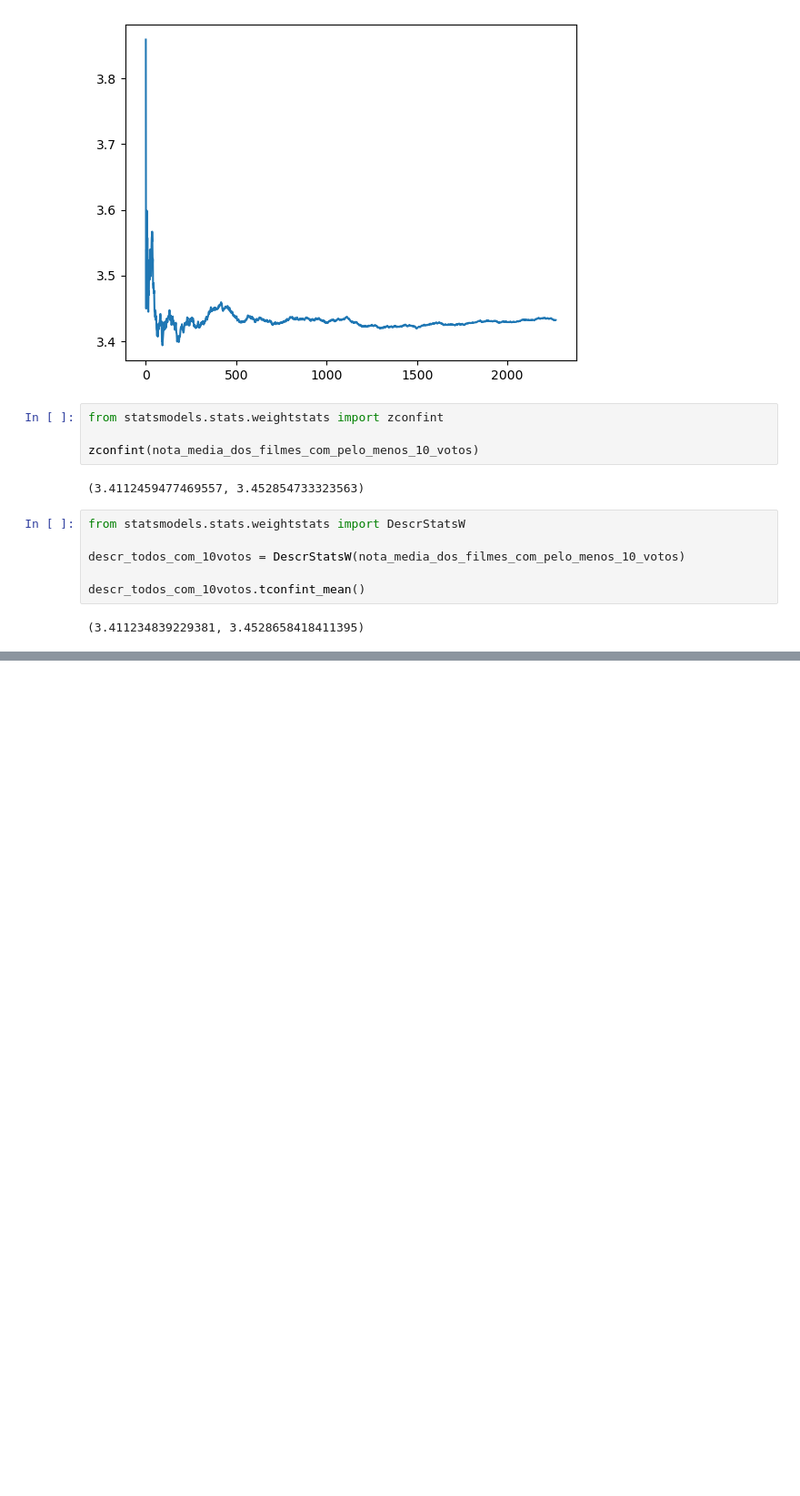
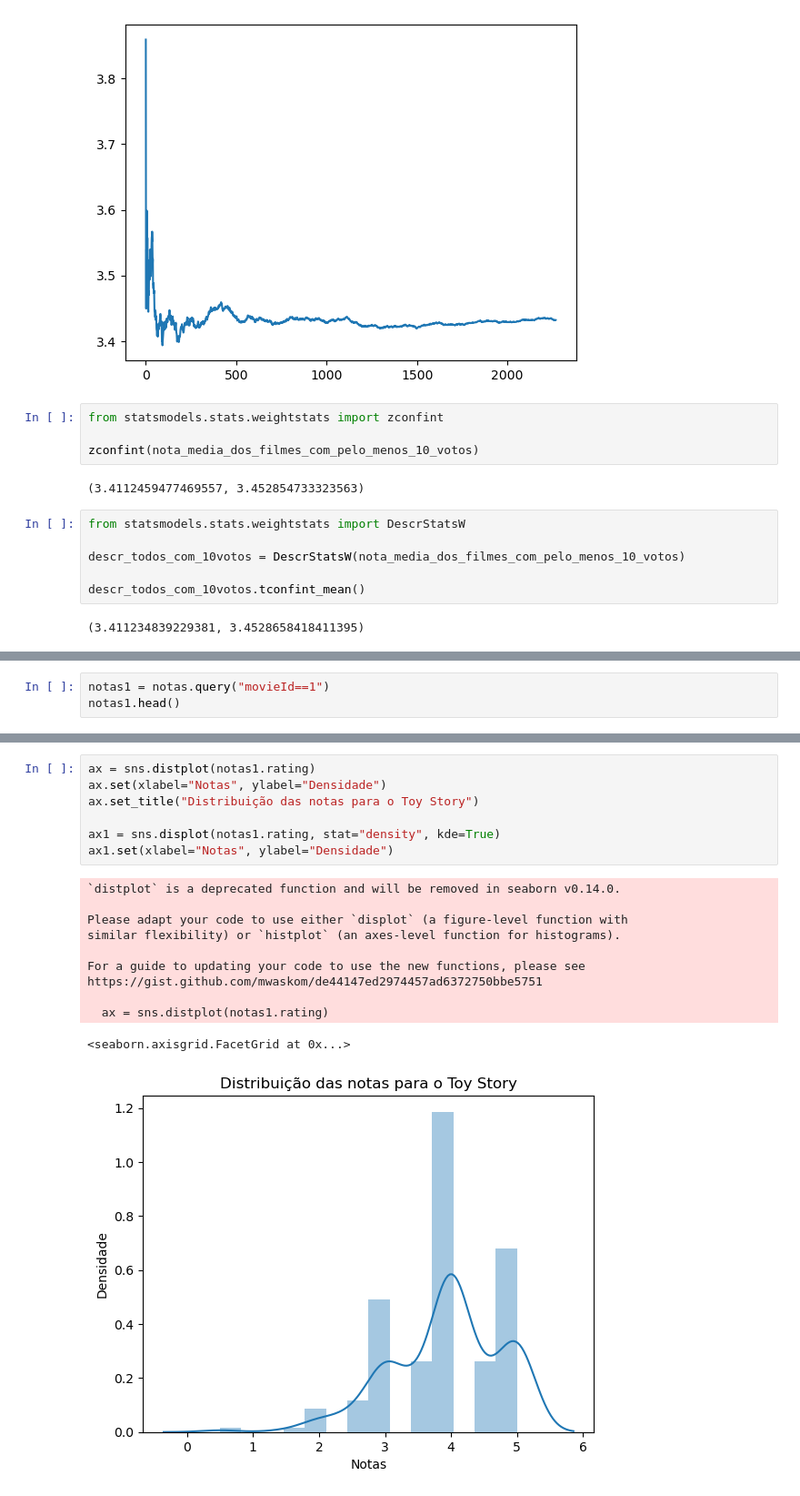
Before and after one commit to sandrocaetano/datascience, a Jupyter notebook: TestesEstatisticos/Data_Science_Introdução_a_Testes.ipynb, the cells around one changed output, grey strips where cells are left out. Shown at 91% size. Saved outputs shown, nothing was run; the diff lists cells and outputs as text; blank space fills up the shorter version.

```diff
--- a/TestesEstatisticos/Data_Science_Introdução_a_Testes.ipynb
+++ b/TestesEstatisticos/Data_Science_Introdução_a_Testes.ipynb
@@ -453,0 +462,3 @@ descr_todos_com_10votos.tconfint_mean()
+# %%
+notas1 = notas.query("movieId==1")
+notas1.head()
@@ -453,0 +472,19 @@ descr_todos_com_10votos.tconfint_mean()
+# %%
+ax = sns.distplot(notas1.rating)
+ax.set(xlabel="Notas", ylabel="Densidade")
+ax.set_title("Distribuição das notas para o Toy Story")
+
+ax1 = sns.displot(notas1.rating, stat="density", kde=True)
+ax1.set(xlabel="Notas", ylabel="Densidade")
+# %% [output]
+`distplot` is a deprecated function and will be removed in seaborn v0.14.0.
+
+Please adapt your code to use either `displot` (a figure-level function with
+similar flexibility) or `histplot` (an axes-level function for histograms).
+
+For a guide to updating your code to use the new functions, please see
+https://gist.github.com/mwaskom/de44147ed2974457ad6372750bbe5751
+
+  ax = sns.distplot(notas1.rating)
+<seaborn.axisgrid.FacetGrid at 0x...>
+[figure, added]
```
Also changed, not shown: parts of 9 cells of this notebook.
